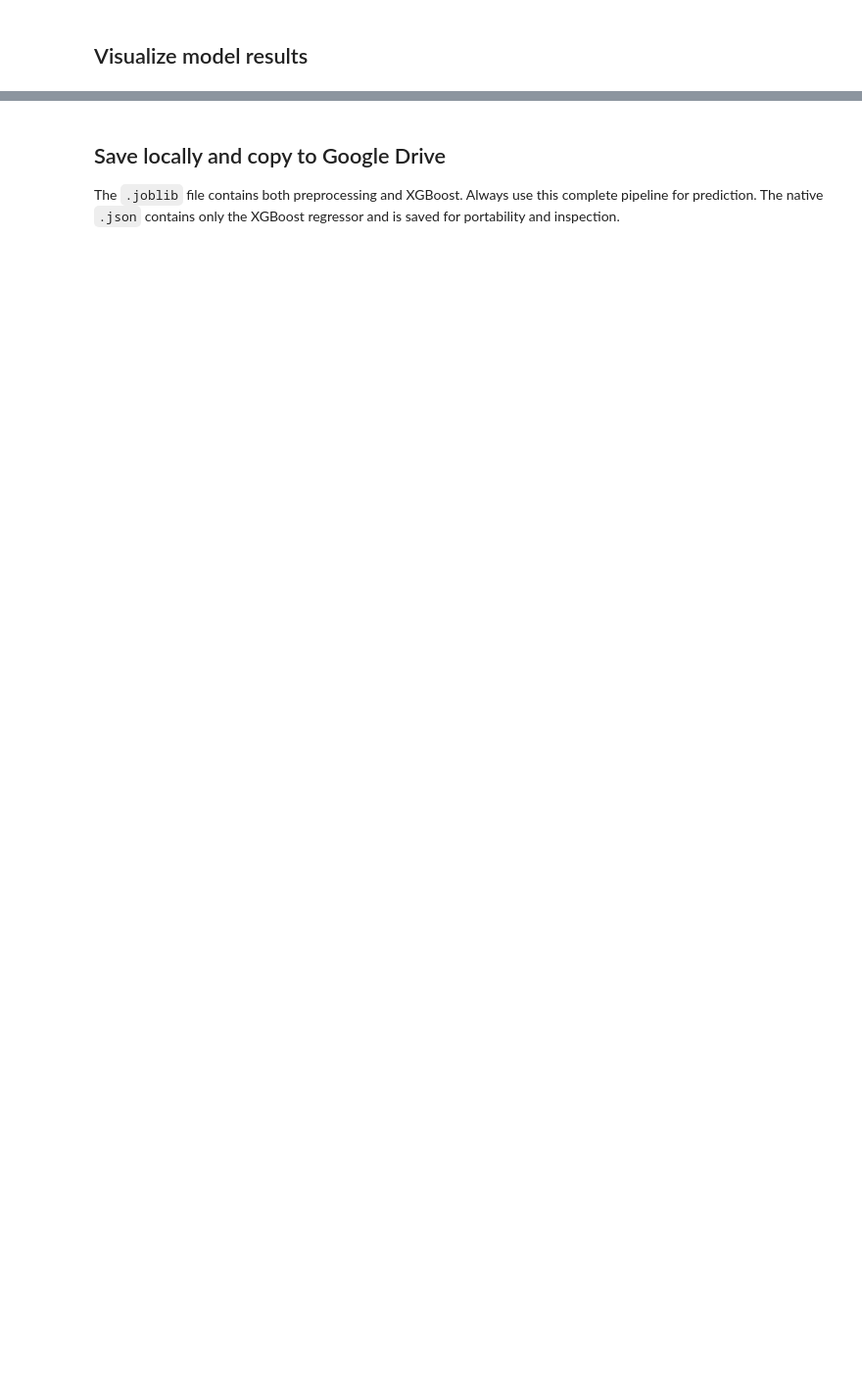
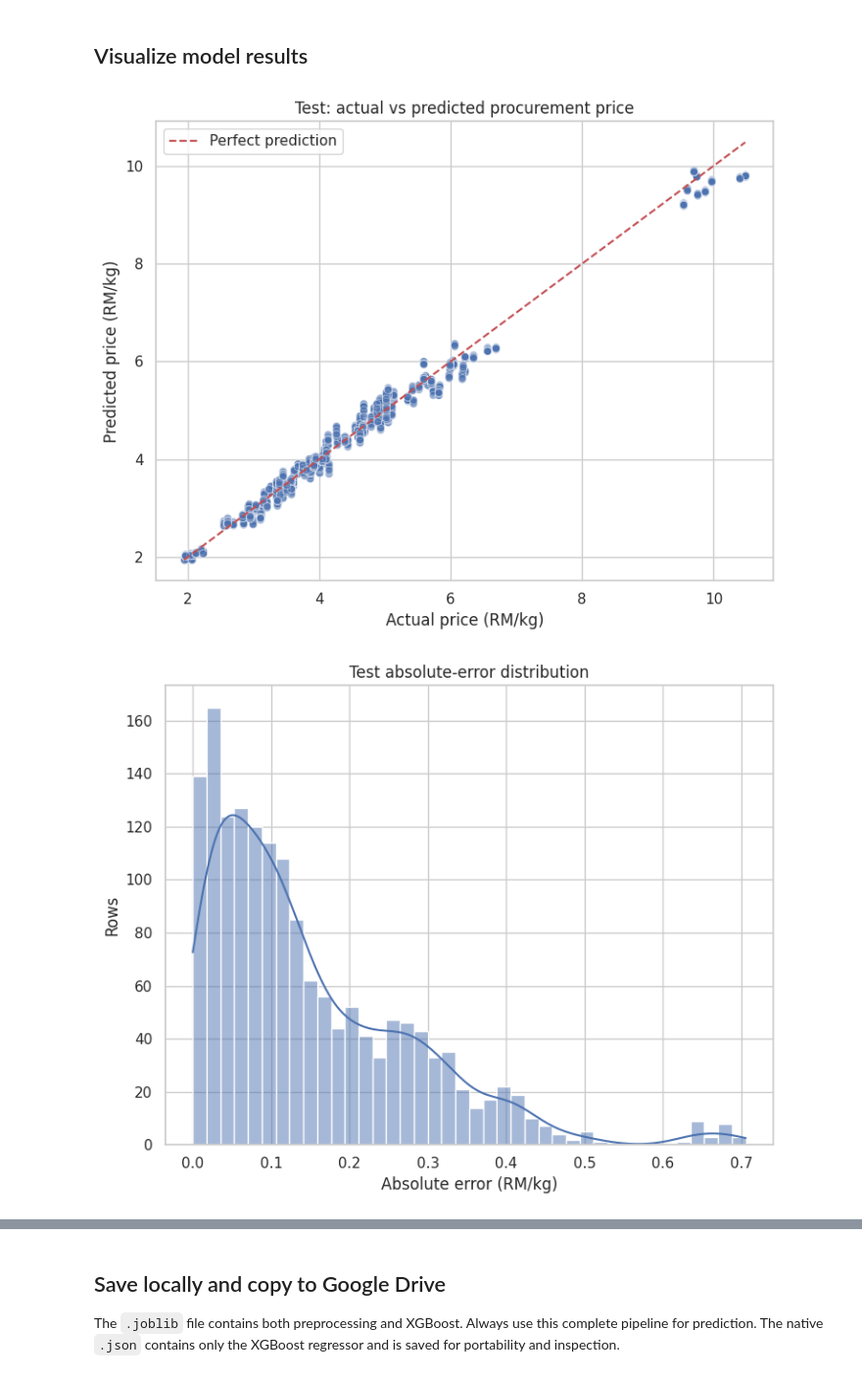
Before and after one commit to sinmim-0816/demand-forecasting, a Jupyter notebook: notebooks/price_forecasting/train_xgboost.ipynb, the cells around one changed output, grey strips where cells are left out. Shown at 98% size. Cells and saved outputs as stored; diff of their text form; code cells hidden in the pictures; blank space fills up the shorter version.

Commit message:
train finish xgboost price

```diff
--- a/notebooks/price_forecasting/train_xgboost.ipynb
+++ b/notebooks/price_forecasting/train_xgboost.ipynb
@@ -209,32 +240,39 @@ display(metrics)
 # %%
 import matplotlib.pyplot as plt
 import seaborn as sns
 
 sns.set_theme(style="whitegrid")
-fig, axes = plt.subplots(1, 2, figsize=(15, 6))
 
+# Scatter plot: actual vs predicted
+fig1, ax1 = plt.subplots(figsize=(7.5, 6))
 sns.scatterplot(
     data=test_predictions,
     x=TARGET_COLUMN,
     y="xgboost_prediction",
     alpha=0.55,
-    ax=axes[0],
+    ax=ax1,
 )
 minimum = min(test_predictions[TARGET_COLUMN].min(), test_predictions["xgboost_prediction"].min())
 maximum = max(test_predictions[TARGET_COLUMN].max(), test_predictions["xgboost_prediction"].max())
-axes[0].plot([minimum, maximum], [minimum, maximum], "r--", label="Perfect prediction")
-axes[0].set_title("Test: actual vs predicted procurement price")
-axes[0].set_xlabel("Actual price (RM/kg)")
-axes[0].set_ylabel("Predicted price (RM/kg)")
-axes[0].legend()
-
-sns.histplot(test_predictions["absolute_error"], bins=40, kde=True, ax=axes[1])
-axes[1].set_title("Test absolute-error distribution")
-axes[1].set_xlabel("Absolute error (RM/kg)")
-axes[1].set_ylabel("Rows")
-
+ax1.plot([minimum, maximum], [minimum, maximum], "r--", label="Perfect prediction")
+ax1.set_title("Test: actual vs predicted procurement price")
+ax1.set_xlabel("Actual price (RM/kg)")
+ax1.set_ylabel("Predicted price (RM/kg)")
+ax1.legend()
 plt.tight_layout()
 plt.show()
+
+# Histogram: absolute-error distribution
+fig2, ax2 = plt.subplots(figsize=(7.5, 6))
+sns.histplot(test_predictions["absolute_error"], bins=40, kde=True, ax=ax2)
+ax2.set_title("Test absolute-error distribution")
+ax2.set_xlabel("Absolute error (RM/kg)")
+ax2.set_ylabel("Rows")
+plt.tight_layout()
+plt.show()
+# %% [output]
+[figure, added]
+[figure, added]
 # %%
 metrics_by_horizon = metrics[metrics["forecast_horizon"] != "overall"].copy()
 metrics_by_horizon["forecast_horizon"] = metrics_by_horizon["forecast_horizon"].astype(int)
```
Also changed, not shown: parts of 7 cells of this notebook.
